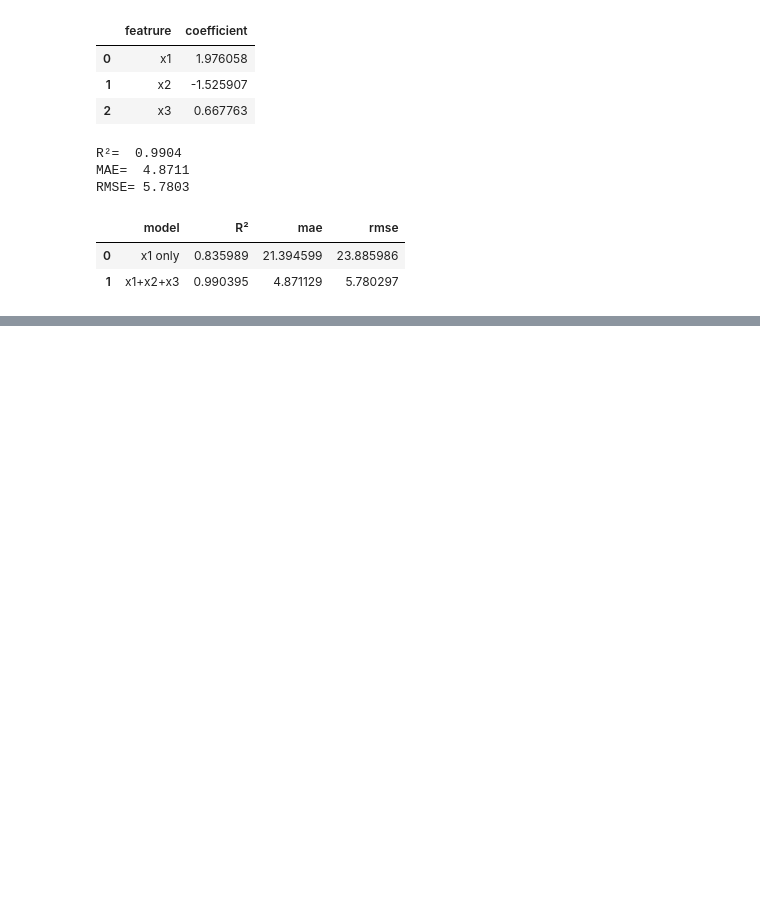
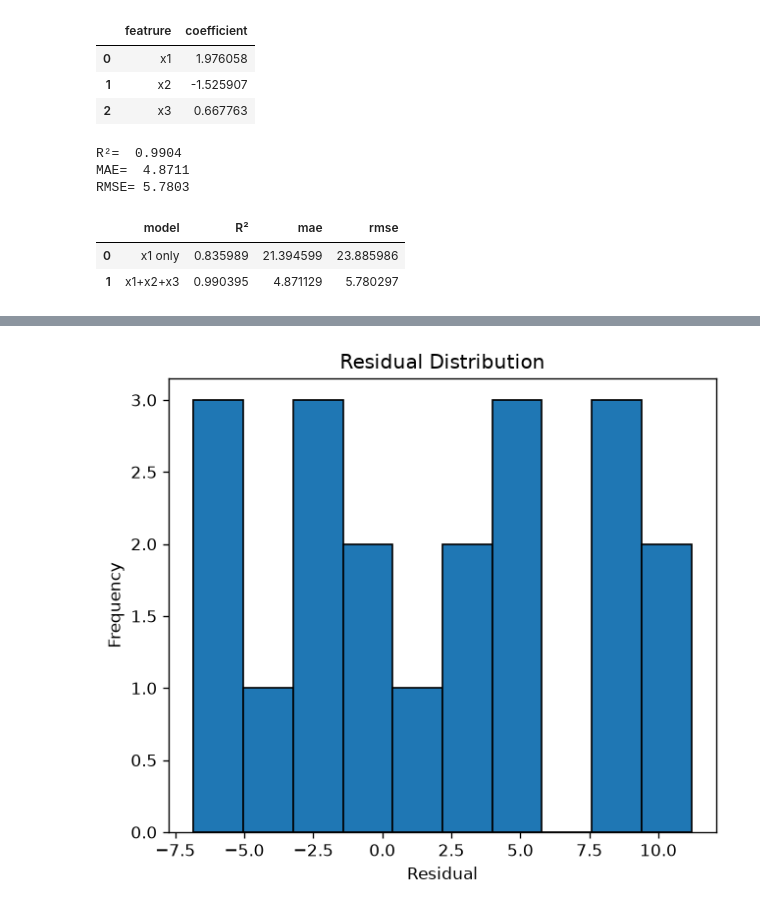
Before and after one commit to Zack123Chen/CUMCM2026, a Jupyter notebook: regression_practice.ipynb, the cells around one changed output, grey strips where cells are left out. Saved outputs shown, nothing was run; the diff lists cells and outputs as text; code cells hidden in the pictures; blank space fills up the shorter version.

```diff
--- a/regression_practice.ipynb
+++ b/regression_practice.ipynb
@@ -448,0 +543,19 @@ compare_df
+# %%
+# 创建画布
+fig, ax = plt.subplots(figsize=(6, 5), dpi=120)
+
+# 绘制残差分布
+ax.hist(residuals, bins=10, edgecolor="black")
+
+ax.set_xlabel("Residual")
+ax.set_ylabel("Frequency")
+ax.set_title("Residual Distribution")
+
+# 保存残差分布图
+fig.savefig(
+    "figures/regression_residual_distribution.png", dpi=300, bbox_inches="tight"
+)
+
+plt.show()
+# %% [output]
+[figure, added]
```
Also changed, not shown: parts of 6 cells of this notebook, 3 other files.
